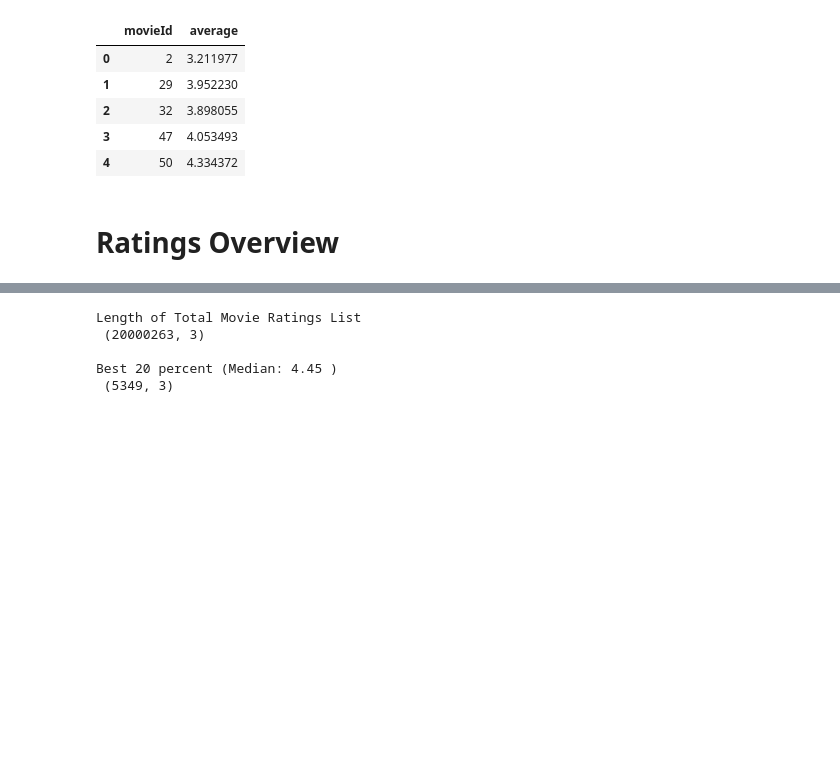
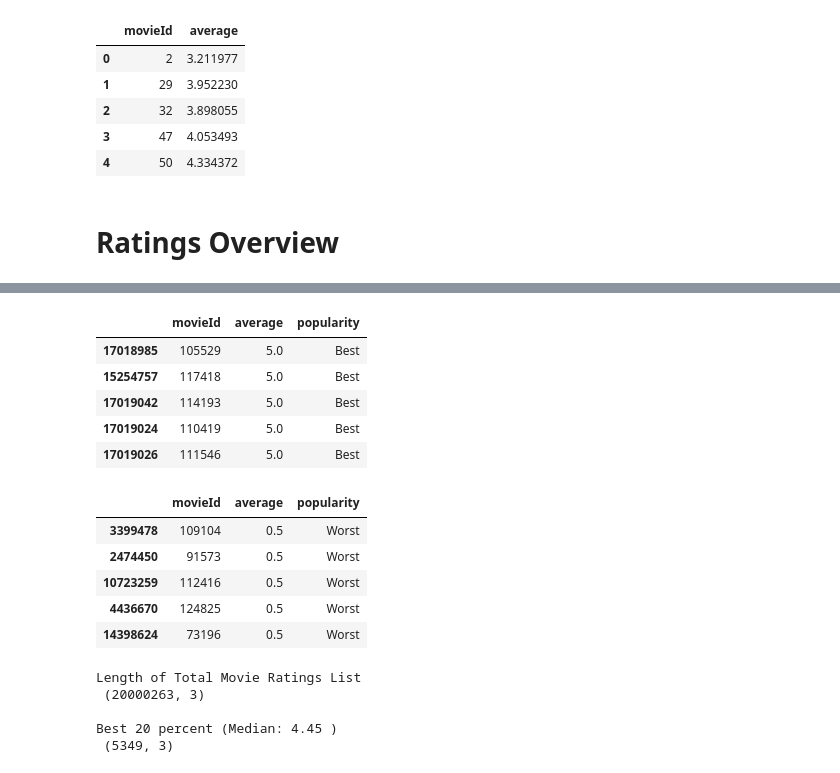
Before and after one commit to michaelegregious/Movie_Ratings, a Jupyter notebook: movie_ratings_by_age.ipynb, the cells around one changed output, grey strips where cells are left out. Saved outputs shown, nothing was run; the diff lists cells and outputs as text; code cells hidden in the pictures; blank space fills up the shorter version.

Commit message:
added best worst quintiles

```diff
--- a/movie_ratings_by_age.ipynb
+++ b/movie_ratings_by_age.ipynb
@@ -217,3 +204,23 @@ def create_column(df, column, enums, sep = '|'):
+# %%
+# Apply 'Best', 'Worst', 'OK' to 'popularity' as quintiles
+
+average_ratings['popularity'] = pd.cut(average_ratings['average'], 5, labels=['Worst', 'lower', 'OK', 'upper', 'Best'])
+
+average_ratings.head()
+average_ratings.tail()
+# %% [output]
+|  | movieId | average | popularity |
+| 17018985 | 105529 | 5.0 | Best |
+| 15254757 | 117418 | 5.0 | Best |
+| 17019042 | 114193 | 5.0 | Best |
+| 17019024 | 110419 | 5.0 | Best |
+| 17019026 | 111546 | 5.0 | Best |
+|  | movieId | average | popularity |
+| 3399478 | 109104 | 0.5 | Worst |
+| 2474450 | 91573 | 0.5 | Worst |
+| 10723259 | 112416 | 0.5 | Worst |
+| 4436670 | 124825 | 0.5 | Worst |
+| 14398624 | 73196 | 0.5 | Worst |
 # %%
 print('Length of Total Movie Ratings List\n', ratings.shape)
 
```
Also changed, not shown: parts of 5 cells of this notebook.
